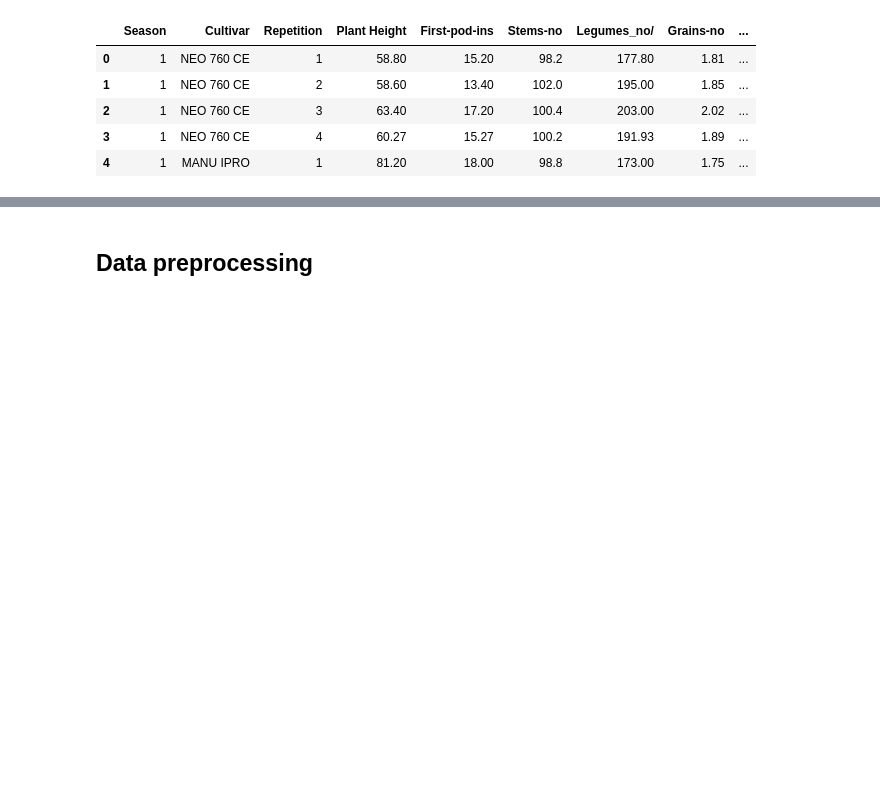
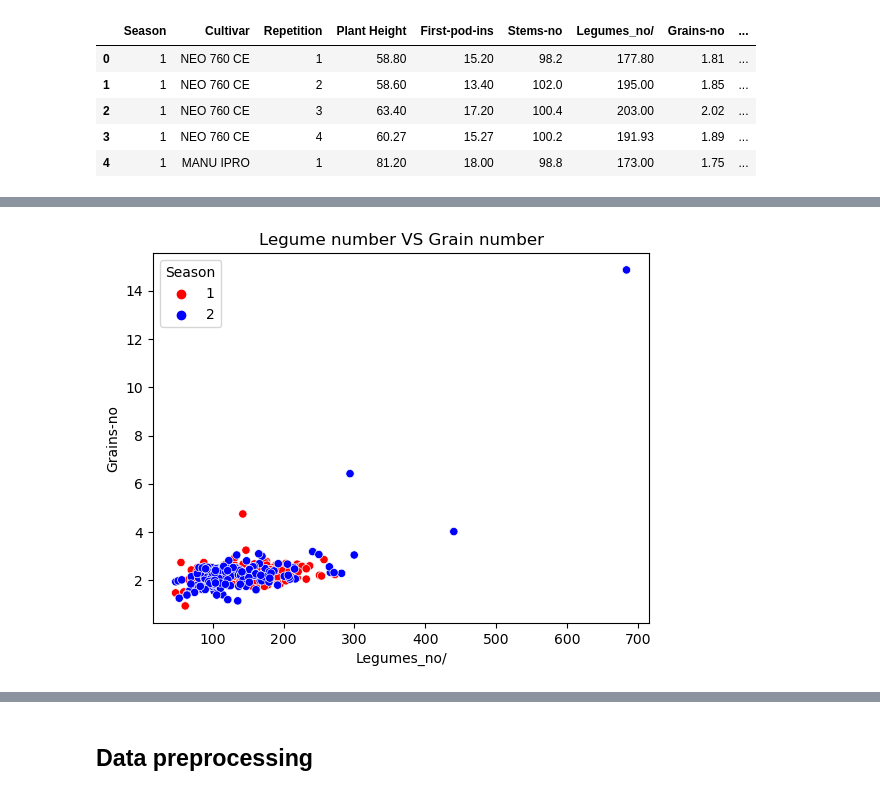
Before and after one commit to Ayomide-ola/Machine-learning-semester-2--, a Jupyter notebook: CA-1.ipynb, the cells around one changed output, grey strips where cells are left out. Saved outputs shown, nothing was run; the diff lists cells and outputs as text; code cells hidden in the pictures; blank space fills up the shorter version.

```diff
--- a/CA-1.ipynb
+++ b/CA-1.ipynb
@@ -486,0 +508,5 @@ seed.head()
+# %%
+sns.scatterplot(data = seed, x= 'Legumes_no/', y = 'Grains-no',hue='Season',palette=['red', 'blue'])
+plt.title('Legume number VS Grain number');
+# %% [output]
+[figure, added]
```
Also changed, not shown: parts of 32 cells of this notebook.
